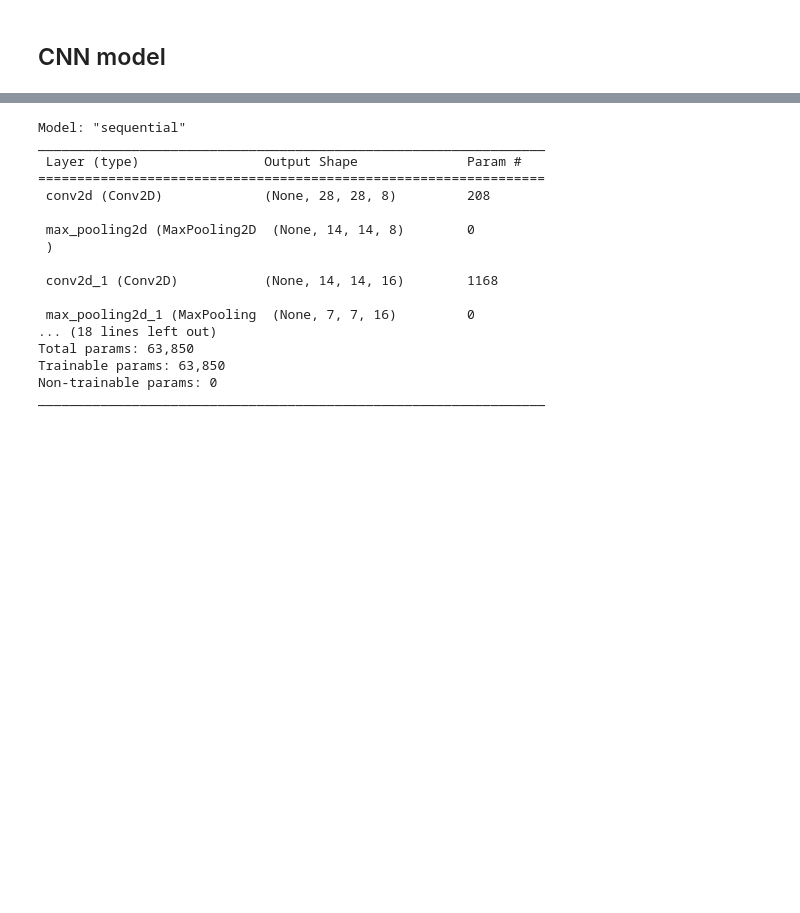
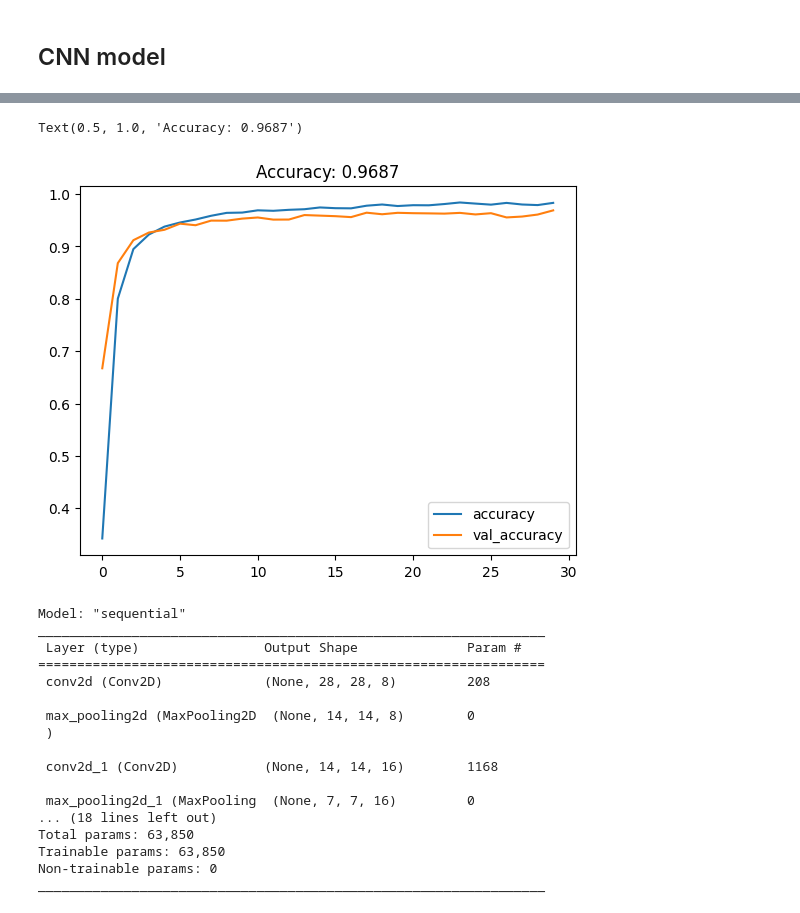
Before and after one commit to IISELII/CNN_chiffre, a Jupyter notebook: notebook_model.ipynb, the cells around one changed output, grey strips where cells are left out. Saved outputs shown, nothing was run; the diff lists cells and outputs as text; code cells hidden in the pictures; blank space fills up the shorter version.

```diff
--- a/model.ipynb
+++ b/notebook_model.ipynb
@@ -105,3 +100,36 @@ Skipping registering GPU devices...
 input_shape = (28, 28, 1)
 # %% [markdown]
 ## CNN model
+# %%
+# model CNN
+DefaultConv2D = partial(Conv2D, kernel_size=3, padding="same", activation="relu",
+                        kernel_initializer="he_normal")
+
+model_test = Sequential([
+    DefaultConv2D(filters=8, kernel_size=5, input_shape=(28, 28, 1)),
+    MaxPool2D(),
+    DefaultConv2D(filters=16),
+    MaxPool2D(),
+    DefaultConv2D(filters=32),
+    MaxPool2D(),
+    DefaultConv2D(filters=64),
+    Flatten(),
+    Dense(units=64, activation="relu", kernel_initializer="he_normal"),
+    Dense(units=32, activation="relu", kernel_initializer="he_normal"),
+    Dense(units=10, activation="softmax")
+])
+
+
+model_test.compile(optimizer = Adam(learning_rate=0.01),
+             loss = 'sparse_categorical_crossentropy',
+             metrics = ['accuracy'])
+
+history_test = model_test.fit(
+    X_train_arr, y_train,
+    validation_data=(X_valid_arr, y_valid),
+    batch_size=1024,
+    epochs=30,
+    verbose=0,
+)
+
+model.summary()
@@ -107,0 +154,7 @@ input_shape = (28, 28, 1)
+# %%
+history_df_test = pd.DataFrame(history_test.history)
+history_df_test.loc[:, ['accuracy', 'val_accuracy']].plot(title="Accuracy")
+plt.title("Accuracy: {:0.4f}".format(history_df_test['val_accuracy'].max()))
+# %% [output]
+Text(0.5, 1.0, 'Accuracy: 0.9687')
+[figure, added]
```
Also changed, not shown: parts of 7 cells of this notebook, 5 other files.
